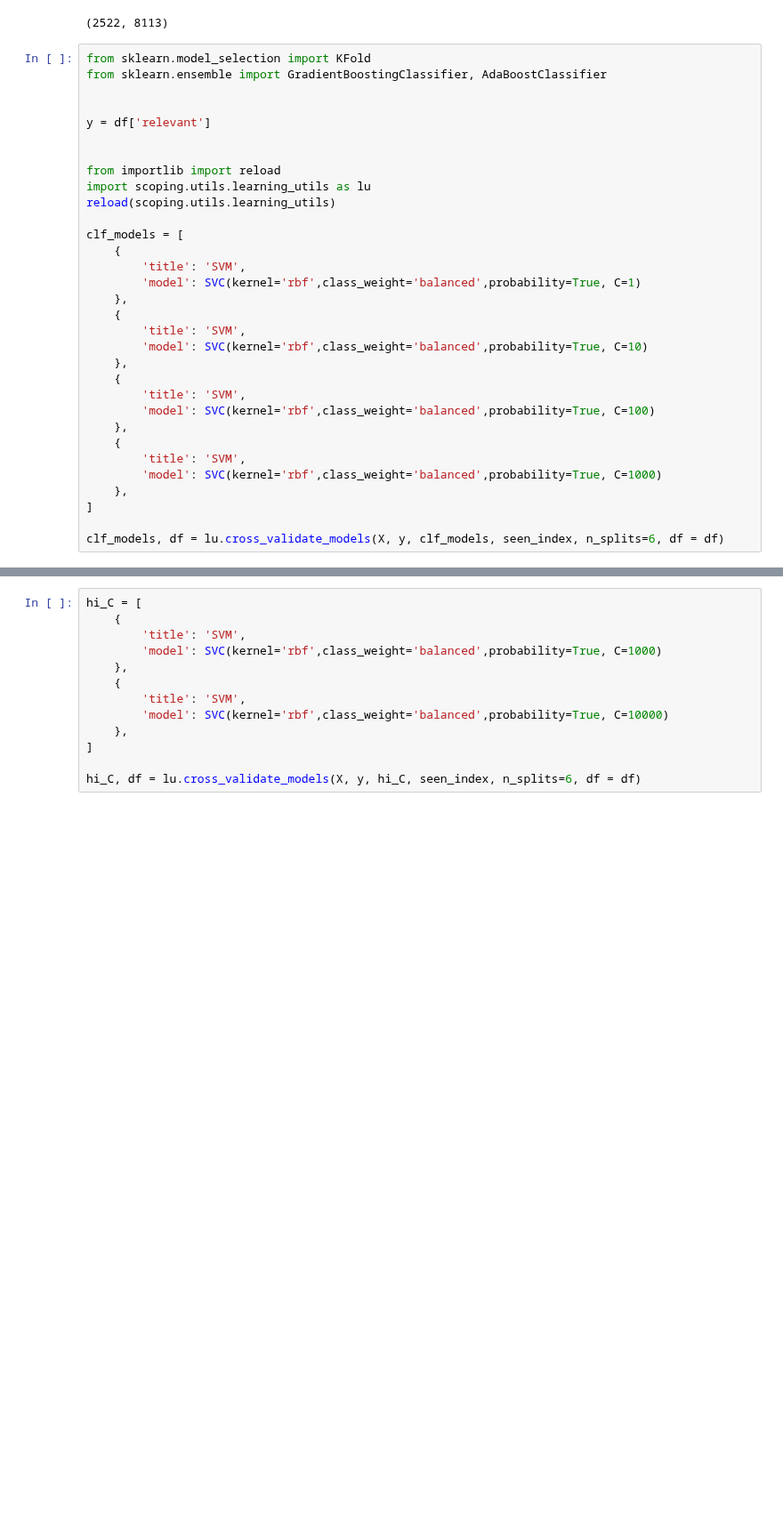
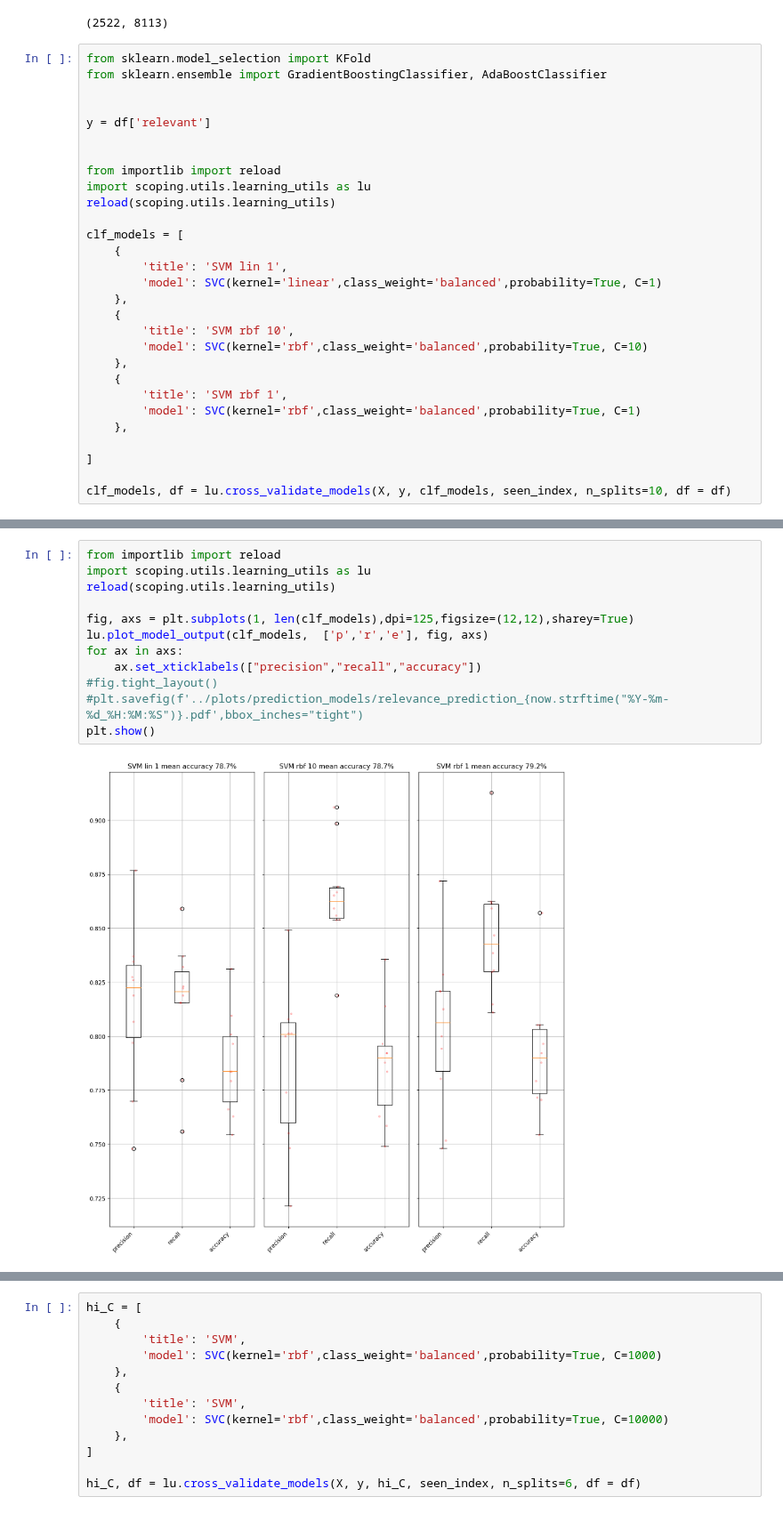
Before and after one commit to mcallaghan/regional-impacts-map, a Jupyter notebook: analysis/1a_relevance_prediction_test.ipynb, the cells around one changed output, grey strips where cells are left out. Shown at 89% size. Cells and saved outputs as stored; diff of their text form; blank space fills up the shorter version.

```diff
--- a/analysis/1a_relevance_prediction_test.ipynb
+++ b/analysis/1a_relevance_prediction_test.ipynb
@@ -191,24 +229,21 @@ reload(scoping.utils.learning_utils)
 
 clf_models = [
     {
-        'title': 'SVM',
-        'model': SVC(kernel='rbf',class_weight='balanced',probability=True, C=1)
+        'title': 'SVM lin 1',
+        'model': SVC(kernel='linear',class_weight='balanced',probability=True, C=1)
     },
     {
-        'title': 'SVM',
+        'title': 'SVM rbf 10',
         'model': SVC(kernel='rbf',class_weight='balanced',probability=True, C=10)
     },
     {
-        'title': 'SVM',
-        'model': SVC(kernel='rbf',class_weight='balanced',probability=True, C=100)
+        'title': 'SVM rbf 1',
+        'model': SVC(kernel='rbf',class_weight='balanced',probability=True, C=1)
     },
-    {
-        'title': 'SVM',
-        'model': SVC(kernel='rbf',class_weight='balanced',probability=True, C=1000)
-    },
+
 ]
 
-clf_models, df = lu.cross_validate_models(X, y, clf_models, seen_index, n_splits=6, df = df)
+clf_models, df = lu.cross_validate_models(X, y, clf_models, seen_index, n_splits=10, df = df)
 # %% [output]
 1
 2
@@ -218,0 +257,14 @@ clf_models, df = lu.cross_validate_models(X, y, clf_models, seen_index, n_splits
+# %%
+from importlib import reload
+import scoping.utils.learning_utils as lu
+reload(scoping.utils.learning_utils)
+
+fig, axs = plt.subplots(1, len(clf_models),dpi=125,figsize=(12,12),sharey=True)
+lu.plot_model_output(clf_models,  ['p','r','e'], fig, axs)
+for ax in axs:
+    ax.set_xticklabels(["precision","recall","accuracy"])
+#fig.tight_layout()
+#plt.savefig(f'../plots/prediction_models/relevance_prediction_{now.strftime("%Y-%m-%d_%H:%M:%S")}.pdf',bbox_inches="tight")
+plt.show()
+# %% [output]
+[figure, added]
```
Also changed, not shown: parts of 14 cells of this notebook, 20 other files.
